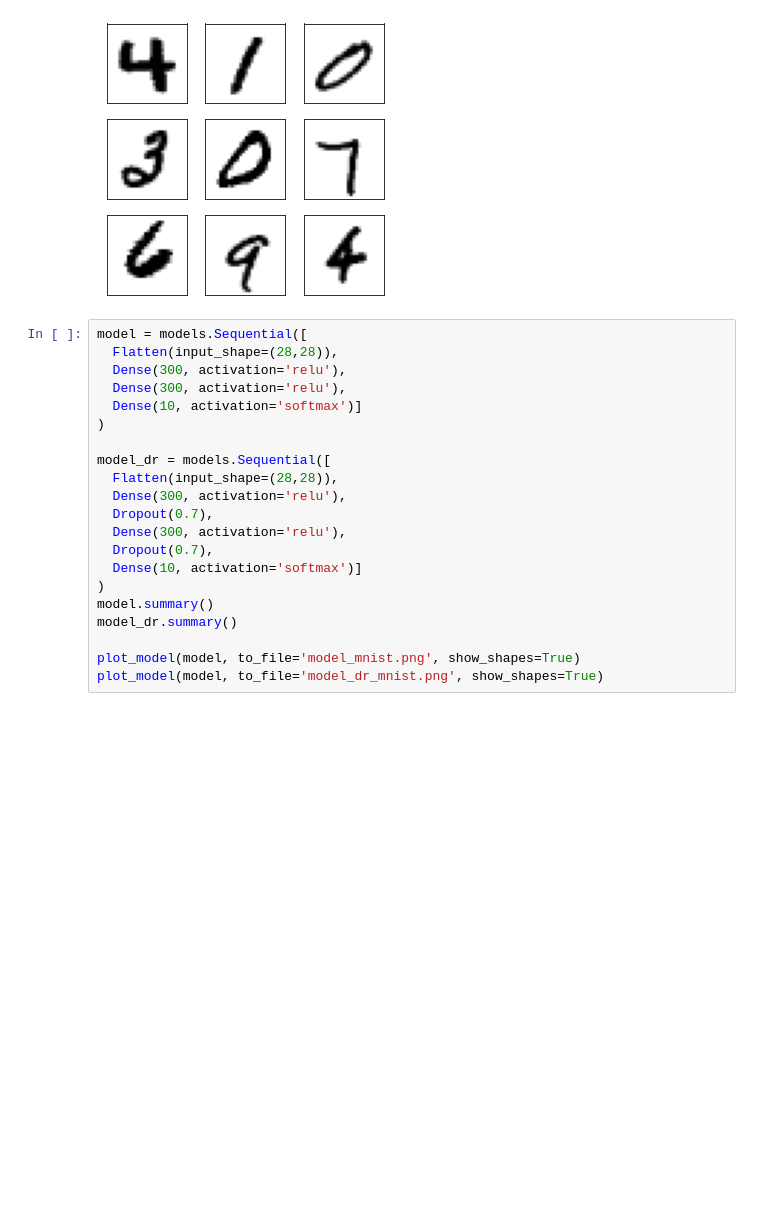
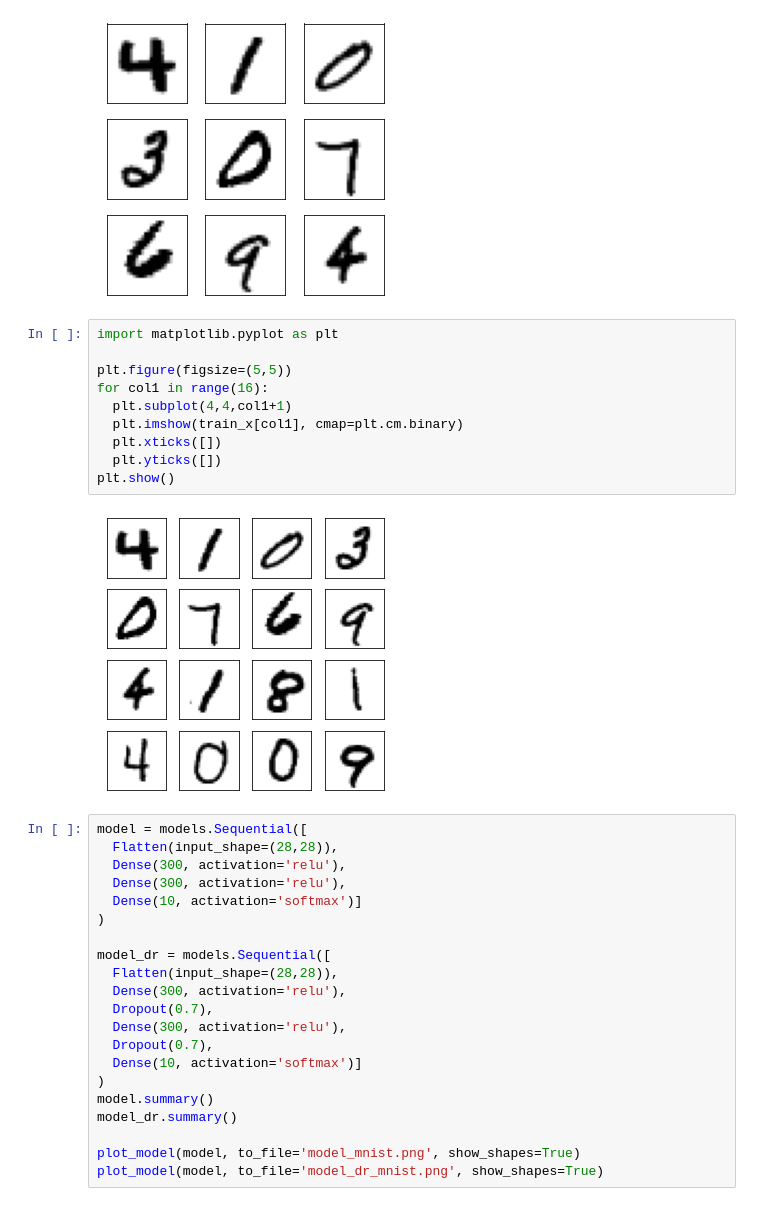
Before and after one commit to nsmsm/ASL, a Jupyter notebook: 1차_과제_문승명_(201985010061)_09_22.ipynb, the cells around one changed output. Cells and saved outputs as stored; diff of their text form; blank space fills up the shorter version.

```diff
--- a/1차_과제_문승명_(201985010061)_09_22.ipynb
+++ b/1차_과제_문승명_(201985010061)_09_22.ipynb
@@ -48,6 +48,18 @@ for col1 in range(9):
 plt.show()
 # %% [output]
 [figure]
+# %%
+import matplotlib.pyplot as plt
+
+plt.figure(figsize=(5,5))
+for col1 in range(16):
+  plt.subplot(4,4,col1+1)
+  plt.imshow(train_x[col1], cmap=plt.cm.binary)
+  plt.xticks([])
+  plt.yticks([])
+plt.show()
+# %% [output]
+[figure, added]
 # %%
 model = models.Sequential([
   Flatten(input_shape=(28,28)),
```
Also changed, not shown: parts of 5 cells of this notebook.
